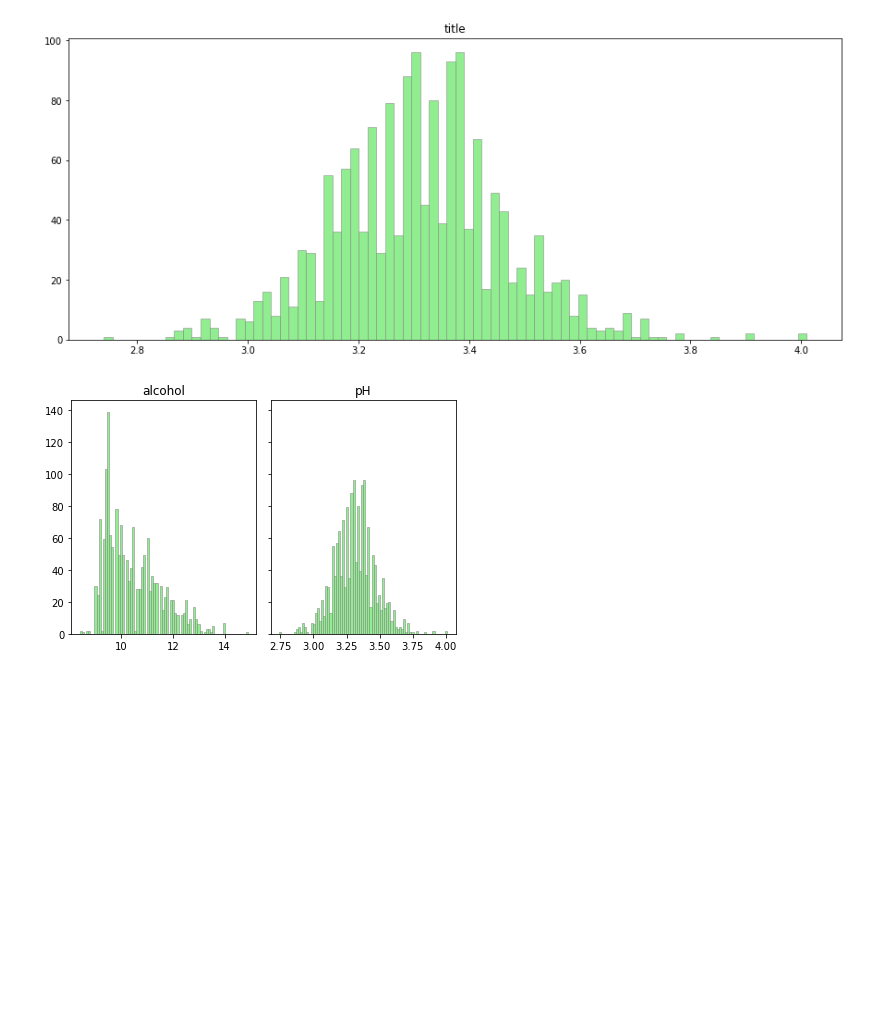
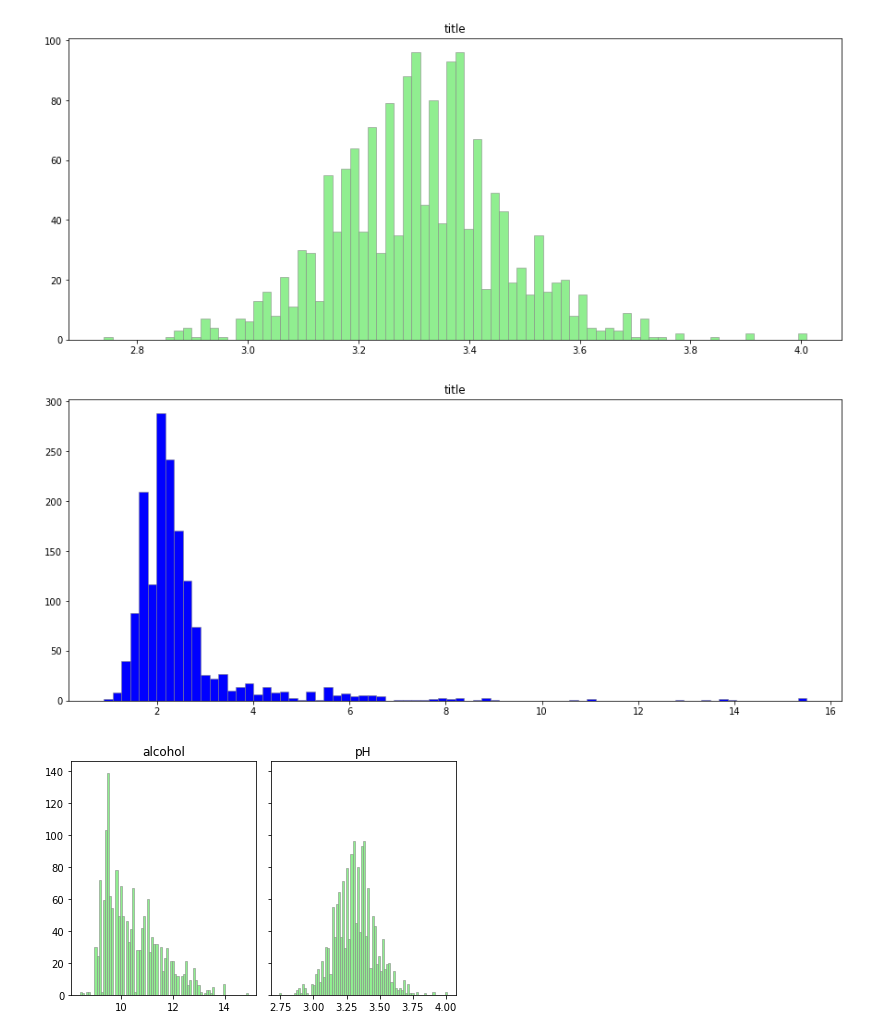
Before and after one commit to movifu1982/homework, a Jupyter notebook: homework.ipynb, the cells around one changed output. Saved outputs shown, nothing was run; the diff lists cells and outputs as text; code cells hidden in the pictures; blank space fills up the shorter version.

```diff
--- a/homework.ipynb
+++ b/homework.ipynb
@@ -65,6 +66,15 @@ plt.hist(red_wine['pH'], color='lightgreen', bins=80,
 plt.show()
 # %% [output]
 [figure]
+# %%
+#hist
+plt.figure(figsize=(15, 6))
+plt.title("title")
+plt.hist(red_wine['residual sugar'], color='blue', bins=80,
+         edgecolor='grey', linewidth=0.5)
+plt.show()
+# %% [output]
+[figure, added]
 # %%
 fig, axs = plt.subplots(1, 2, sharey="row", tight_layout=True)
 
```
Also changed, not shown: parts of 14 cells of this notebook, 1 other file.
